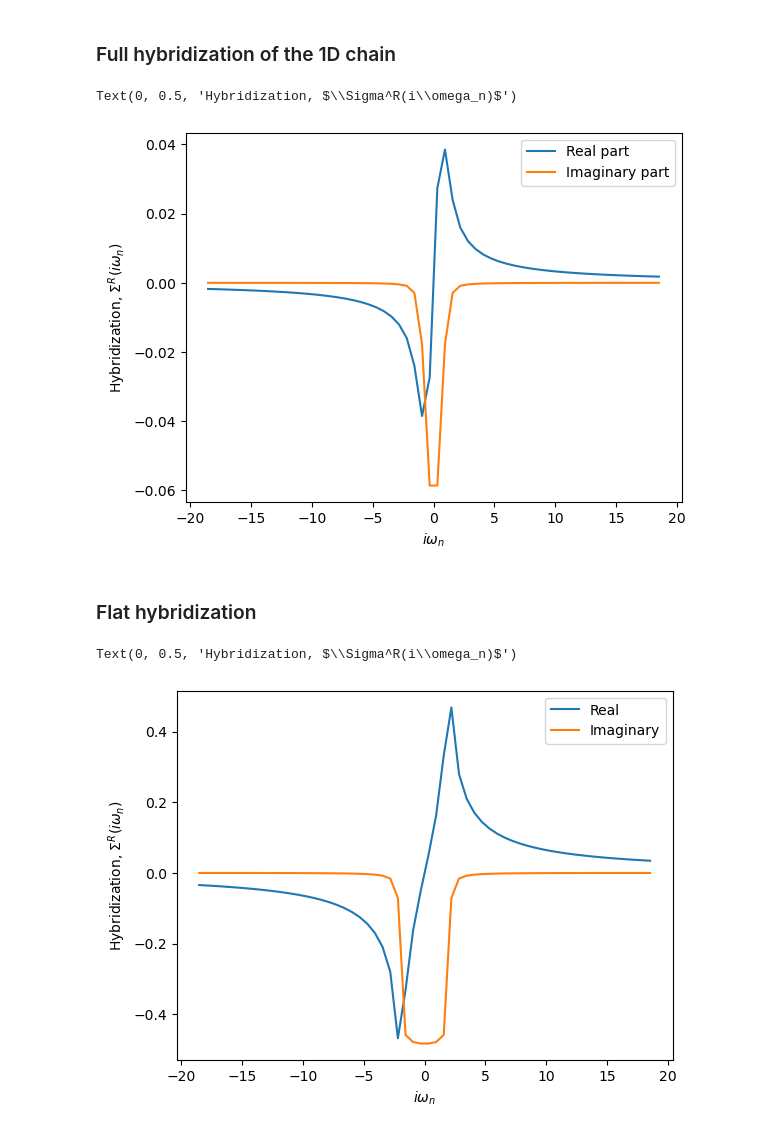
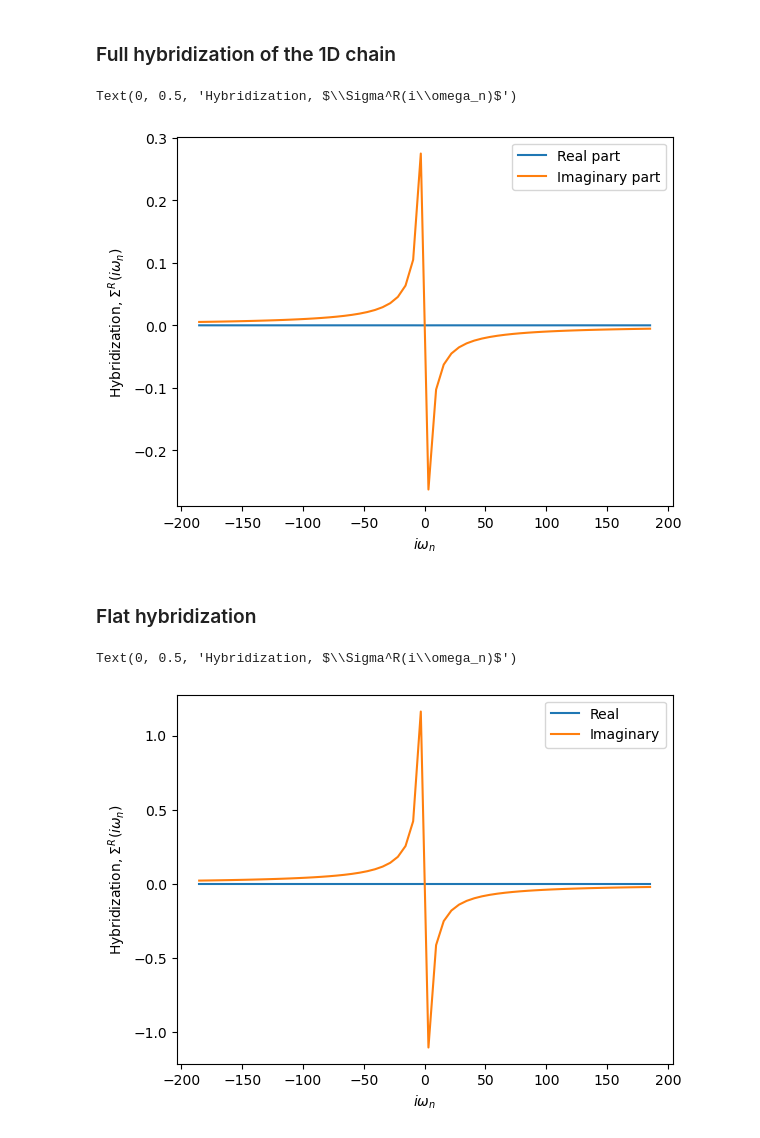
Before and after one commit to timwehlinghh/CMT2_UHH24, a Jupyter notebook: Problems/Ex_06_companion.ipynb, the cells around one changed output. Cells and saved outputs as stored; diff of their text form; code cells hidden in the pictures.

Commit message:
Use constant hopping t_k=1 in hybridization calculation

```diff
--- a/Problems/Ex_06_companion.ipynb
+++ b/Problems/Ex_06_companion.ipynb
@@ -13,22 +13,20 @@ def hybridization(omega, mu, epsilon_k_array, t_k_array):
     # Full expression of the hybridization
     # given itinerant electron energies epsilon_k_array
     # and hopping parameters t_k_array
-    return 1/(2*np.pi/a)*(1/len(t_k_array))*np.sum((t_k_array**2/(omega+1j*eta - epsilon_k_array+ mu)))
+    return (a/(2*np.pi))*((2*np.pi/a)/len(t_k_array))*np.sum((t_k_array**2/(omega+1j*eta - epsilon_k_array+ mu)))
 # %% [markdown]
 ## Hybridization with a one-dimensional bath
 # %%
 # k mesh from -pi/a to pi/a
-n_k = 1000
+n_k = 5000
 k_array = np.pi/a*np.linspace(-1,1,n_k)
 
 # The 1D chain has the dispersion -2*t*cos(k). Assume t=1
 mu=0
 epsilon_k_array = -2*np.cos(k_array) - mu
 
-# Assume that the local impurity level is at zero => epsilon_d=0
-# Then the hopping between the local impurity and the itinerant electrons
-# could reasonably be approximated as a Gaussian peaked around 0 (epsilon_d)
-width=1
-t_k=1
-t_k_array = np.exp(-(epsilon_k_array/width)**2)
+# Assume that the hopping between the local impurity and the
+# itinerant electrons is momentum_independet, i.e. t_k is a constant
+t_k=1.0
+t_k_array = t_k*np.ones(n_k)
 # %%
@@ -93,30 +94,30 @@ Refer back to your response to part c). What is the role of the imaginary part o
 The Hybridization function can also be analytically continued to the Matsubara axis.
 Use the cells below to plot the hybridization function on the Matsubara axis at different temperatures.
 # %%
-beta = 10
-iomega_array = np.pi*(2*np.arange(-30,30)+1)/(beta)
+beta = 1
+iomega_array = 1j*np.pi*(2*np.arange(-30,30)+1)/(beta)
 # %% [markdown]
 ### Full hybridization of the 1D chain
 # %%
 hybridization_array=np.array([hybridization(iomega, mu, epsilon_k_array, t_k_array) for iomega in iomega_array])
 
-plt.plot(iomega_array, hybridization_array.real, label= 'Real part')
-plt.plot(iomega_array, hybridization_array.imag, label= 'Imaginary part')
+plt.plot(iomega_array.imag, hybridization_array.real, label= 'Real part')
+plt.plot(iomega_array.imag, hybridization_array.imag, label= 'Imaginary part')
 plt.legend()
 plt.xlabel('$i\\omega_n$')
 plt.ylabel('Hybridization, $\\Sigma^R(i\omega_n)$')
 # %% [output]
 Text(0, 0.5, 'Hybridization, $\\Sigma^R(i\\omega_n)$')
-[figure, old version]
+[figure, new version]
 # %% [markdown]
 ### Flat hybridization
 # %%
 hybridization_array=np.array([flat_hybridization(iomega, mu) for iomega in iomega_array])
-plt.plot(iomega_array, hybridization_array.real, label='Real')
-plt.plot(iomega_array, hybridization_array.imag, label='Imaginary')
+plt.plot(iomega_array.imag, hybridization_array.real, label='Real')
+plt.plot(iomega_array.imag, hybridization_array.imag, label='Imaginary')
 plt.legend()
 plt.xlabel('$i\\omega_n$')
 plt.ylabel('Hybridization, $\\Sigma^R(i\omega_n)$')
 # %% [output]
 Text(0, 0.5, 'Hybridization, $\\Sigma^R(i\\omega_n)$')
-[figure, old version]
+[figure, new version]
```
Also changed, not shown: parts of 7 cells of this notebook.
